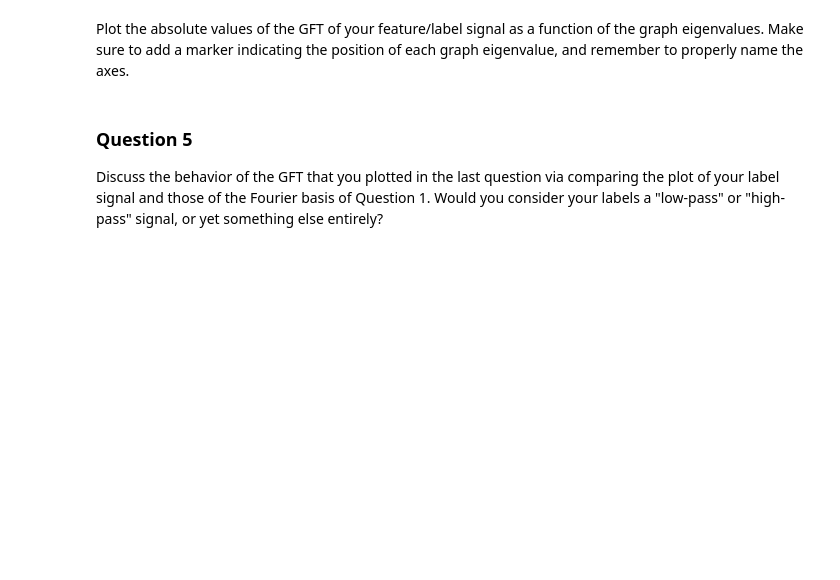
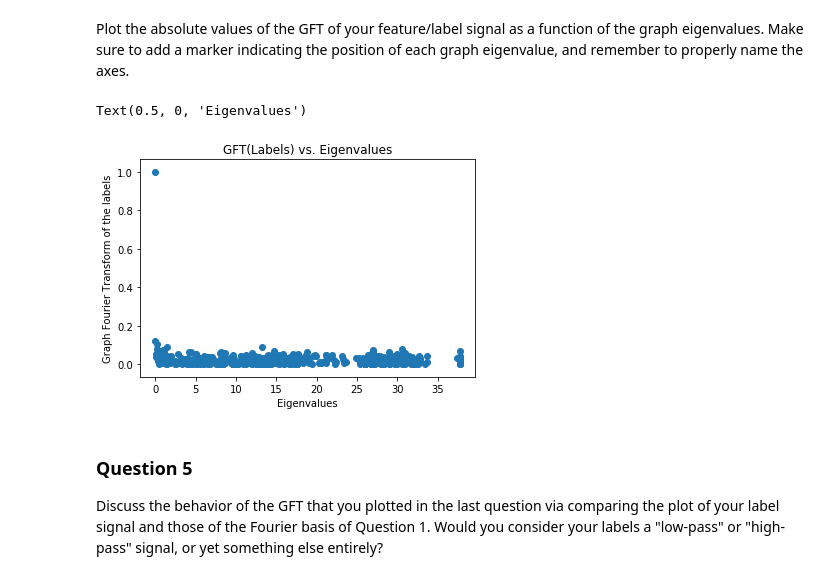
Before and after one commit to Kakavand/EPFL-antiterrorAssignment, a Jupyter notebook: marco/4_graph_signal_processing.ipynb, the cells around one changed output. Cells and saved outputs as stored; diff of their text form; code cells hidden in the pictures; blank space fills up the shorter version.

```diff
--- a/marco/4_graph_signal_processing.ipynb
+++ b/marco/4_graph_signal_processing.ipynb
@@ -181,10 +188,10 @@ What can you observe in terms of local variations when comparing the basis vecto
 Implement a function that returns the Graph Fourier Transform (GFT) of a given vector $x \in \mathbb{R}^{N},$ with respect to your graph, and a function that computes the corresponding inverse GFT (iGFT).
 # %%
 def GFT(x):
-    return laplacian.dot(x)
+    return U.T.dot(x)
 
 def iGFT(x):
-    return np.inverse(laplacian).dot(x)
+    return np.inverse(U.T).dot(x)
 # %% [markdown]
 ### Question 4
 
@@ -197,11 +208,14 @@ graph.plot_signal(labels)
 Plot the absolute values of the GFT of your feature/label signal as a function of the graph eigenvalues. Make sure to add a marker indicating the position of each graph eigenvalue, and remember to properly name the axes.
 # %%
 gft_labels = abs(GFT(labels))
-f = plt.figure(figsize=(18,6))
-plt.scatter(eigenvalues, gft_labels)
+gft_labels_norm = (gft_labels - min(gft_labels)) / (max(gft_labels) - min(gft_labels))
+plt.scatter(eigenvalues, gft_labels_norm)
 plt.title("GFT(Labels) vs. Eigenvalues")
 plt.ylabel("Graph Fourier Transform of the labels")
 plt.xlabel("Eigenvalues")
+# %% [output]
+Text(0.5, 0, 'Eigenvalues')
+[figure, added]
 # %% [markdown]
 ### Question 5
 
```
Also changed, not shown: parts of 18 cells of this notebook, 1 other file.
